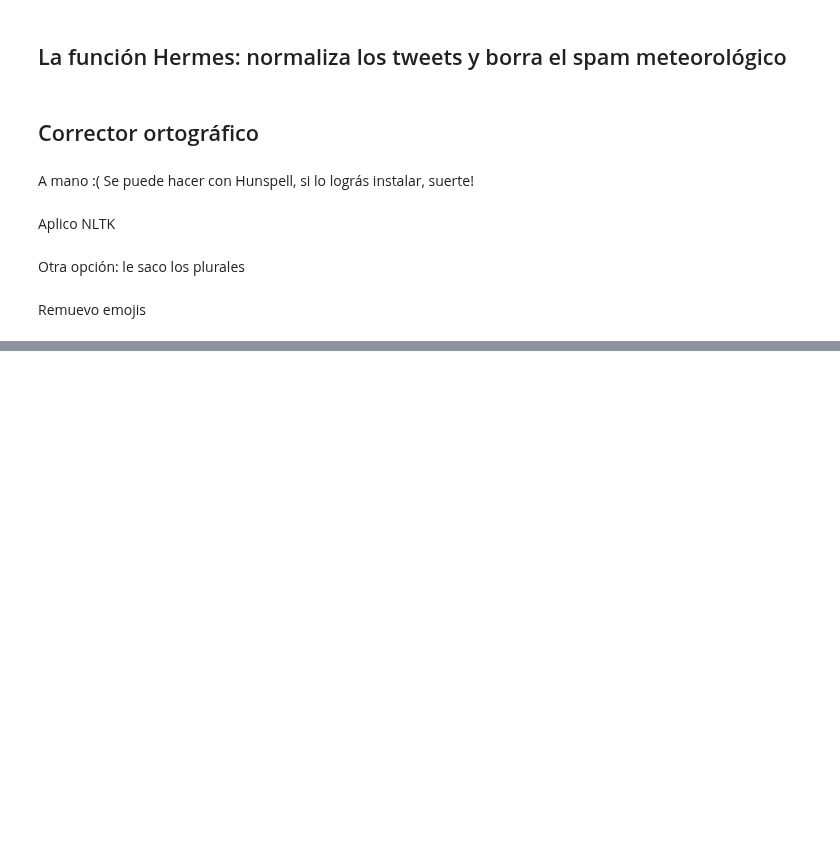
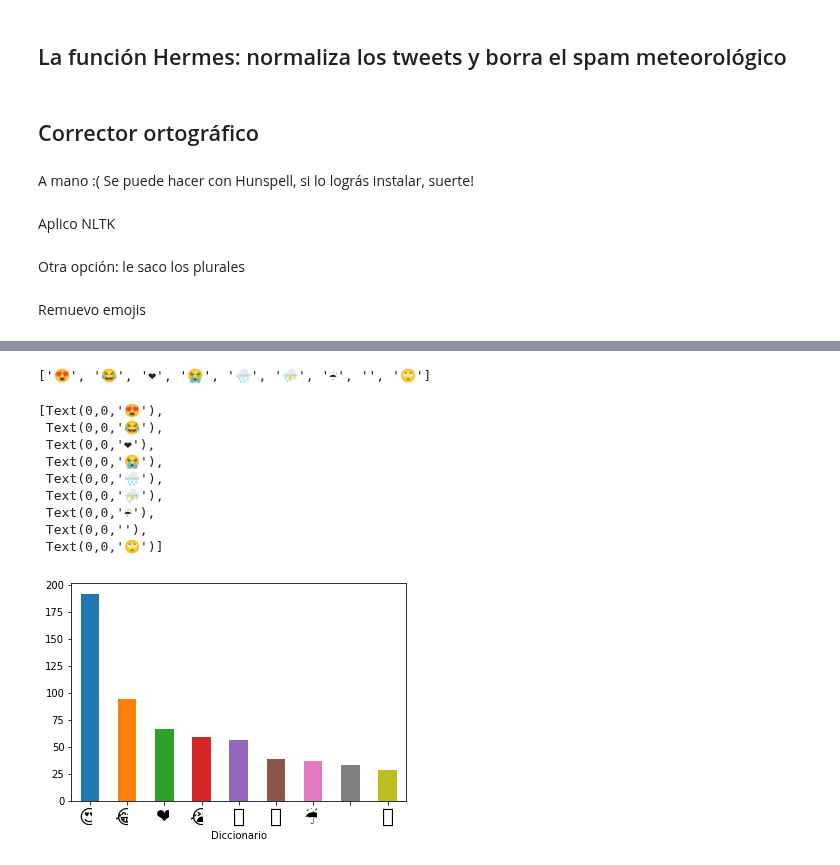
Before and after one commit to agemperador/RELAMPAGO_poster, a Jupyter notebook: GEN_DATASET/tweet_analysis.ipynb, the cells around one changed output, grey strips where cells are left out. Cells and saved outputs as stored; diff of their text form; code cells hidden in the pictures; blank space fills up the shorter version.

Commit message:
comienzos del grafico de emojis

```diff
--- a/GEN_DATASET/tweet_analysis.ipynb
+++ b/GEN_DATASET/tweet_analysis.ipynb
@@ -47,8 +47,7 @@ FINAL.to_csv(r'BaseOrt.csv', sep = ';', index = None)
 # %% [markdown]
 A mano :( Se puede hacer con Hunspell, si lo lográs instalar, suerte!
 # %%
-ORT = pd.read_csv('BaseOrt2.csv', sep = ';', header = None)
-ORT.columns = ['msj_ort']
+ORT = pd.read_csv('BaseOrt2.csv', sep = ';')
 # %% [markdown]
 Aplico NLTK
 # %%
@@ -87,0 +119,15 @@ ORT.to_csv(r'BaseRed.csv', sep = ';', index = None)
+# %%
+word_to_ix = {}
+
+# El diccionario tiene que tener todas las palabras posibles
+datos = ORT['msj_emoji']
+
+## Cada palabra que encuentra la guarda en un diccionario
+for sent in datos:
+    txt = sent.split()
+    for word in txt:
+        if word not in word_to_ix:
+            word_to_ix[word] = len(word_to_ix)
+
+VOCAB_SIZE = len(word_to_ix)
+NUM_LABELS = 2
@@ -87,0 +180,17 @@ ORT.to_csv(r'BaseRed.csv', sep = ';', index = None)
+# %%
+model = BoWClassifier(NUM_LABELS, VOCAB_SIZE)
+
+vec = torch.zeros(len(word_to_ix))
+for i in datos:
+    bow_vector = BoWClassifier.make_bow_vector(i, word_to_ix)
+    vec = vec.add(bow_vector)
+
+vec=vec[0].tolist()
+
+## Genero un dataframe que me pemite ordenar de mayor a menor respecto de la columna Frecuencia
+tot = pd.DataFrame()
+tot['Diccionario'] = list(word_to_ix.keys())
+tot['Frecuencia'] = vec
+tot['Num'] = word_to_ix.values()
+tot = tot.sort_values(by=['Frecuencia'], ascending=False)
+tot
@@ -87,0 +216,20 @@ ORT.to_csv(r'BaseRed.csv', sep = ';', index = None)
+# %%
+a = ['\U0001f60d', '\U0001f602', '\u2764', '\U0001f62d', '\U0001f327', '\u26c8', '\u2614','', '\U0001f644']
+print(a)
+# %% [output]
+['😍', '😂', '❤', '😭', '🌧', '⛈', '☔', '', '🙄']
+# %%
+figsize = (20,50)
+ax = tot.iloc[0:9].plot(x = 'Diccionario', y = 'Frecuencia', kind = 'bar', legend = None)
+ax.set_xticklabels(a, rotation = 0, fontsize = 20)
+# %% [output]
+[Text(0,0,'😍'),
+ Text(0,0,'😂'),
+ Text(0,0,'❤'),
+ Text(0,0,'😭'),
+ Text(0,0,'🌧'),
+ Text(0,0,'⛈'),
+ Text(0,0,'☔'),
+ Text(0,0,''),
+ Text(0,0,'🙄')]
+[figure, added]
```
Also changed, not shown: parts of 11 cells of this notebook, 2 other files.
